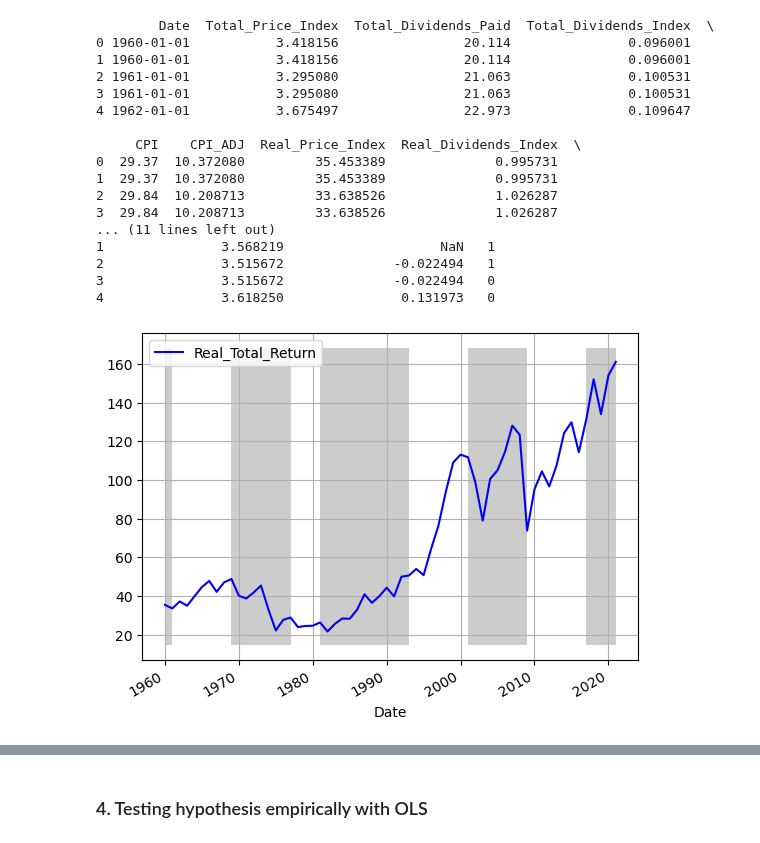
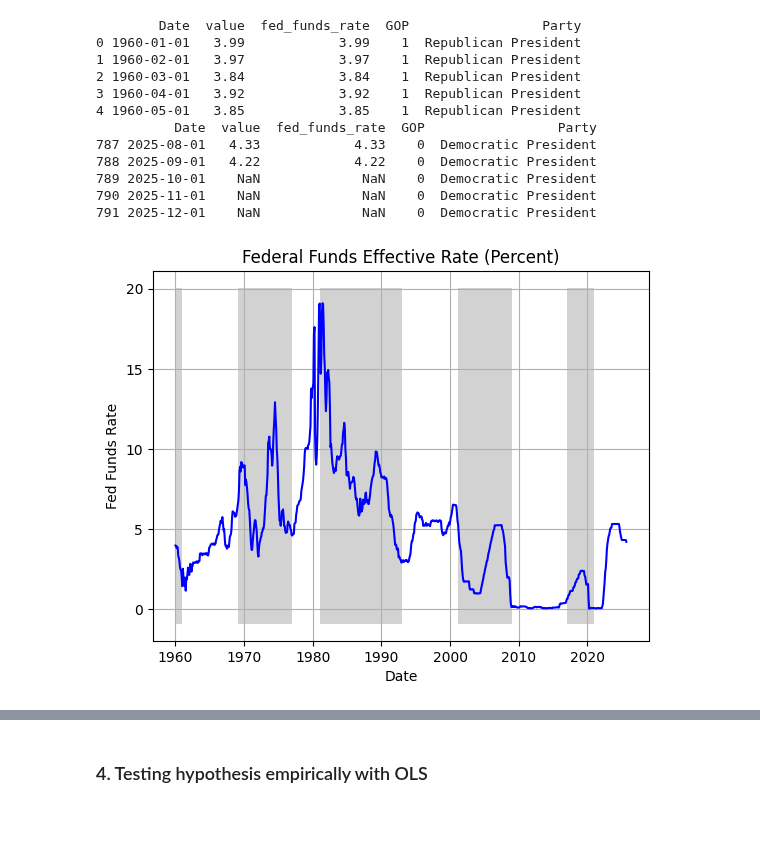
Before and after one commit to llorracc/as.180.369, a Jupyter notebook: materials/code-demo/StockReturns.ipynb, the cells around one changed output, grey strips where cells are left out. Saved outputs shown, nothing was run; the diff lists cells and outputs as text; code cells hidden in the pictures.

```diff
--- a/materials/code-demo/StockReturns.ipynb
+++ b/materials/code-demo/StockReturns.ipynb
@@ -143,45 +152,42 @@ print(df_gop.head)
 # %%
-# Create new data frame that merges GOP flag with returns data
-df = pd.merge(df_fred, df_gop, left_on='Date', right_on='Date')
-print(df.head(5))
+# Create new data frame that merges GOP flag with the selected FRED series
+df = pd.merge(df_series, df_gop, on='Date', how='left')
+df = df.sort_values('Date').reset_index(drop=True)
+
+print(df.head())
+print(df.tail())
 # %% [output]
-        Date  Total_Price_Index  Total_Dividends_Paid  Total_Dividends_Index  \
-0 1960-01-01           3.418156                20.114               0.096001
-1 1960-01-01           3.418156                20.114               0.096001
-2 1961-01-01           3.295080                21.063               0.100531
-3 1961-01-01           3.295080                21.063               0.100531
-4 1962-01-01           3.675497                22.973               0.109647
-
-     CPI    CPI_ADJ  Real_Price_Index  Real_Dividends_Index  \
-0  29.37  10.372080         35.453389              0.995731
-1  29.37  10.372080         35.453389              0.995731
-2  29.84  10.208713         33.638526              1.026287
-3  29.84  10.208713         33.638526              1.026287
-... (11 lines left out)
-1               3.568219                    NaN   1
-2               3.515672              -0.022494   1
-3               3.515672              -0.022494   0
-4               3.618250               0.131973   0
+        Date  value  fed_funds_rate  GOP                 Party
+0 1960-01-01   3.99            3.99    1  Republican President
+1 1960-02-01   3.97            3.97    1  Republican President
+2 1960-03-01   3.84            3.84    1  Republican President
+3 1960-04-01   3.92            3.92    1  Republican President
+4 1960-05-01   3.85            3.85    1  Republican President
+          Date  value  fed_funds_rate  GOP                 Party
+787 2025-08-01   4.33            4.33    0  Democratic President
+788 2025-09-01   4.22            4.22    0  Democratic President
+789 2025-10-01    NaN             NaN    0  Democratic President
+790 2025-11-01    NaN             NaN    0  Democratic President
+791 2025-12-01    NaN             NaN    0  Democratic President
 # %%
-# Plot real total returns. Shade GOP presidential terms
-# convenience function
-def plot_series(ax, df, index='Date', cols=['Real_Total_Return'], area='GOP'):
-    # convert area variable to boolean
-    df[area] = df[area].astype(int).astype(bool)
-    # set up an index based on date
-    df = df.set_index(keys=index, drop=False)
-    # line plot
-    df.plot(ax=ax, x=index, y=cols, color='blue')
-    # extract limits
+# Plot the indicator over time and shade GOP presidential terms
+def plot_series(ax, data, index='Date', col=ANALYSIS_COLUMN, area='GOP', title=None, ylabel=None):
+    plot_df = data[[index, col, area]].copy()
+    plot_df[area] = plot_df[area].astype(int).astype(bool)
+    ax.plot(plot_df[index], plot_df[col], color='blue')
     y1, y2 = ax.get_ylim()
-    ax.fill_between(df[index].index, y1=y1, y2=y2, where=df[area], facecolor='grey', alpha=0.4)
+    ax.fill_between(plot_df[index], y1, y2, where=plot_df[area], facecolor='grey', alpha=0.35)
+    ax.set_xlabel('Date')
+    ax.set_ylabel(ylabel or col.replace('_', ' ').title())
+    if title:
+        ax.set_title(title)
     return ax
 
 # set up figure, axis
 f, ax = plt.subplots()
-plot_series(ax, df)
+plot_series(ax, df, title=analysis_label)
 ax.grid(True)
 plt.show()
 # %% [output]
-[figure, old version]
+[figure, new version]
 # %%
```
Also changed, not shown: parts of 10 cells of this notebook.
